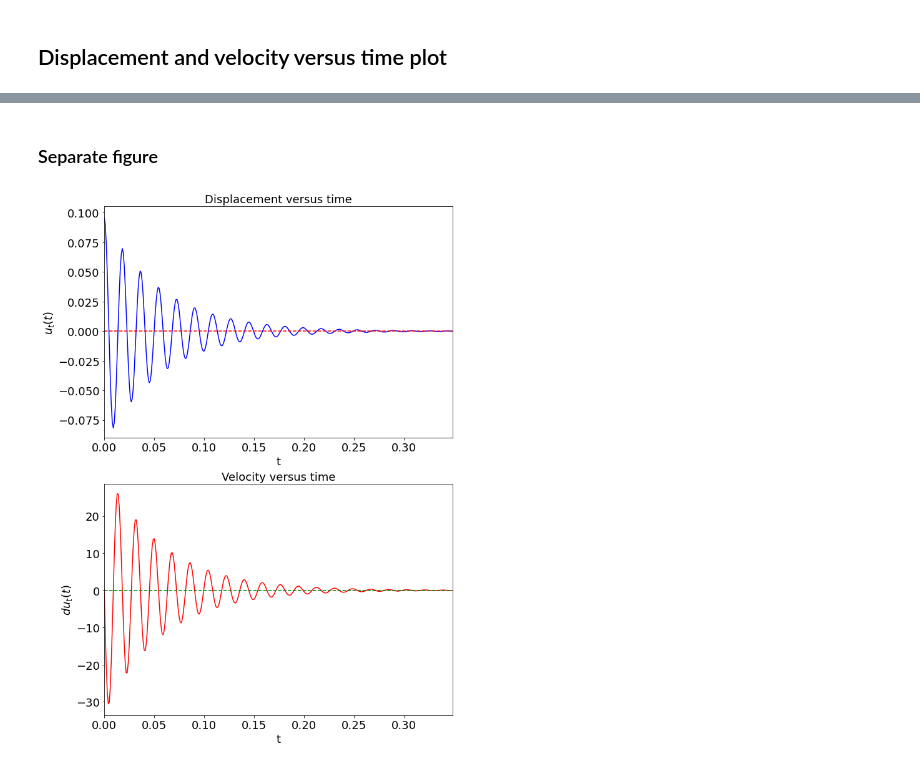
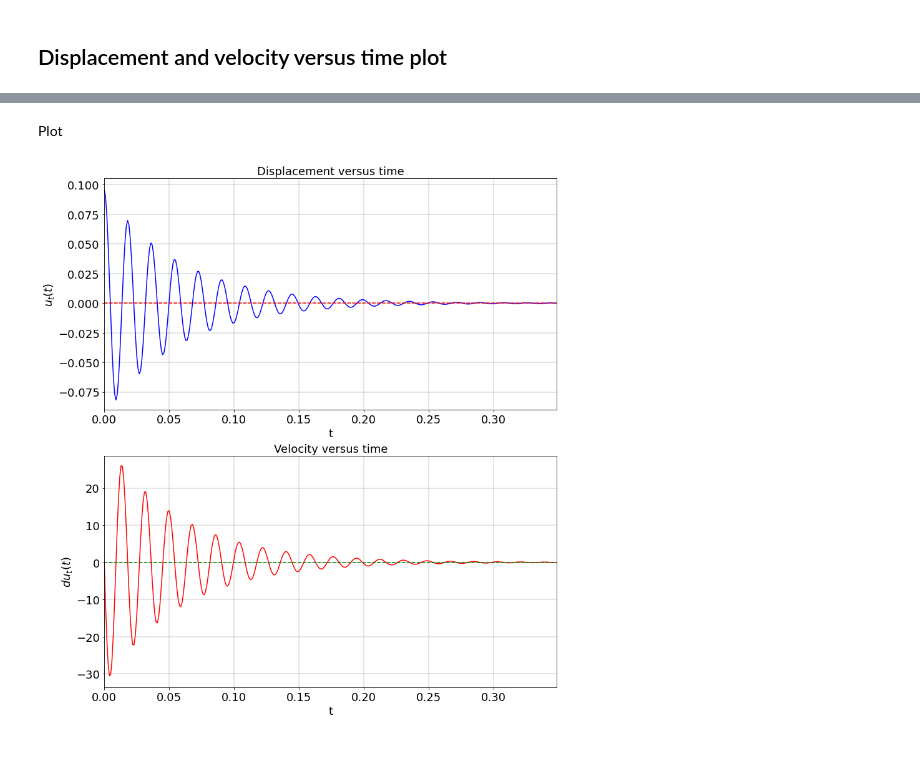
Before and after one commit to twakjira/Free-Vibration-Analysis, a Jupyter notebook: Free_Vibration_Assignment_2.ipynb, the cells around one changed output, grey strips where cells are left out. Saved outputs shown, nothing was run; the diff lists cells and outputs as text; code cells hidden in the pictures.

```diff
--- a/Free_Vibration_Assignment_2.ipynb
+++ b/Free_Vibration_Assignment_2.ipynb
@@ -217,32 +180,0 @@ for i in range (0, 350):
-# %%
-#-----PLOT
-plt.figure(figsize=(10,5))  # plot size
-fontsz = 18
-lm = np.max(t2)
-# colour
-COLOR = 'k'
-plt.rcParams['text.color'] = COLOR
-plt.rcParams['axes.labelcolor'] = COLOR
-plt.rcParams['xtick.color'] = COLOR
-plt.rcParams['ytick.color'] = COLOR
-
-# font size
-plt.rcParams['font.size'] = '18'  # font size of axis label
-fig,ax = plt.subplots()
-
-ax.plot(t2, u2, label='Displacement (m)', c='b')
-ax.set_xlabel(r't', fontsize = fontsz)
-ax.set_ylabel(r'$u_{t} (t)$', fontsize = fontsz)
-plt.legend(loc="upper right", fontsize=fontsz)
-
-ax2 = ax.twinx()
-ax2.plot(t2, du2, label='Velocity (m/s)', c='r')
-# ax.xlabel(r't', fontsize = fontsz)
-ax2.set_ylabel(r'$du_{t} (t)$', fontsize = fontsz)
-
-# plt.legend(loc="best", fontsize=fontsz)
-ax.set_title('Displacement and velocity versus time', fontsize=fontsz)
-
-plt.legend(loc="lower right", fontsize=fontsz)
-
-plt.show();
@@ -252,10 +181,13 @@ plt.show();
-# %% [markdown]
-### Separate figure
+# %% [markdown]
+Plot
 # %%
 #-----PLOT
-plt.figure(figsize=(10,15))  # plot size
+plt.figure(figsize=(13,15))  # plot size
 fontsz = 18
 lm = np.max(t2)
+
+# font size
+plt.rcParams['font.size'] = '18'  # font size of axis label
 
 # colour
 COLOR = 'k'
@@ -274,31 +206,36 @@ x = [0, lm]
 y = [0, 0]
 plt.plot(x, y, 'r--')
 
 # change axis limit
 axes = plt.gca()
 axes.set_xlim([0, lm])
 axes.set_ylim([1.1*np.min(u2), 1.1*np.max(u2)])
 
+plt.grid(b=True, which='major', axis='both', color='k', linestyle='-', linewidth=0.2)
+plt.grid(b=True, which='minor', axis='both', color='r', linestyle='--', linewidth=0.2)
 #-------------------------
 
 plt.subplot(2, 1, 2)
 plt.plot(t2, du2, c='r')
 plt.xlabel(r't', fontsize = fontsz)
 plt.ylabel(r'$du_{t} (t)$', fontsize = fontsz)
 plt.title('Velocity versus time', fontsize=fontsz)
 
 
 x = [0, lm]
 y = [0, 0]
 plt.plot(x, y, 'g--')
 # plt.plot(x, np.multiply(x, 0.8), 'k--')
 # plt.plot(x, np.multiply(x, 1.2), 'k--')
 
 # change axis limit
 axes = plt.gca()
 axes.set_xlim([0, lm])
 axes.set_ylim([1.1*np.min(du2), 1.1*np.max(du2)])
 
+plt.grid(b=True, which='major', axis='both', color='k', linestyle='-', linewidth=0.2)
+plt.grid(b=True, which='minor', axis='both', color='r', linestyle='--', linewidth=0.2)
+
 plt.show();
 # %% [output]
-[figure, old version]
+[figure, new version]
```
Also changed, not shown: parts of 11 cells of this notebook.
